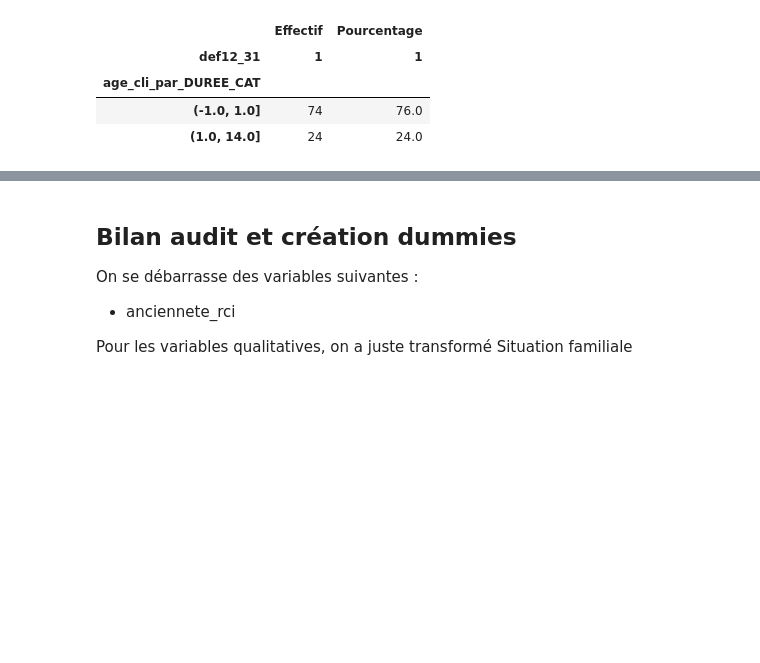
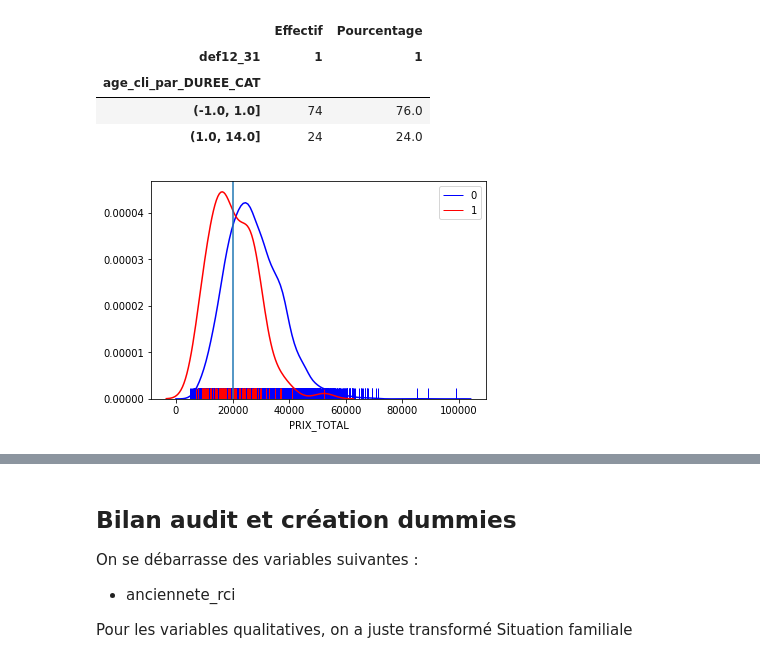
Before and after one commit to TrieuYu/M2_Projet_DS_scoring, a Jupyter notebook: DS_LEGAC_YUONG_v3.ipynb, the cells around one changed output, grey strips where cells are left out. Saved outputs shown, nothing was run; the diff lists cells and outputs as text; code cells hidden in the pictures; blank space fills up the shorter version.

```diff
--- a/DS_LEGAC_YUONG_v3.ipynb
+++ b/DS_LEGAC_YUONG_v3.ipynb
@@ -1012,3 +1012,7 @@ for col in cols:
 | age_cli_par_DUREE_CAT |  |  |
 | (-1.0, 1.0] | 74 | 76.0 |
 | (1.0, 14.0] | 24 | 24.0 |
+# %%
+comparer_2dist('PRIX_TOTAL',df,20000)
+# %% [output]
+[figure, added]
```
Also changed, not shown: parts of 53 cells of this notebook.
